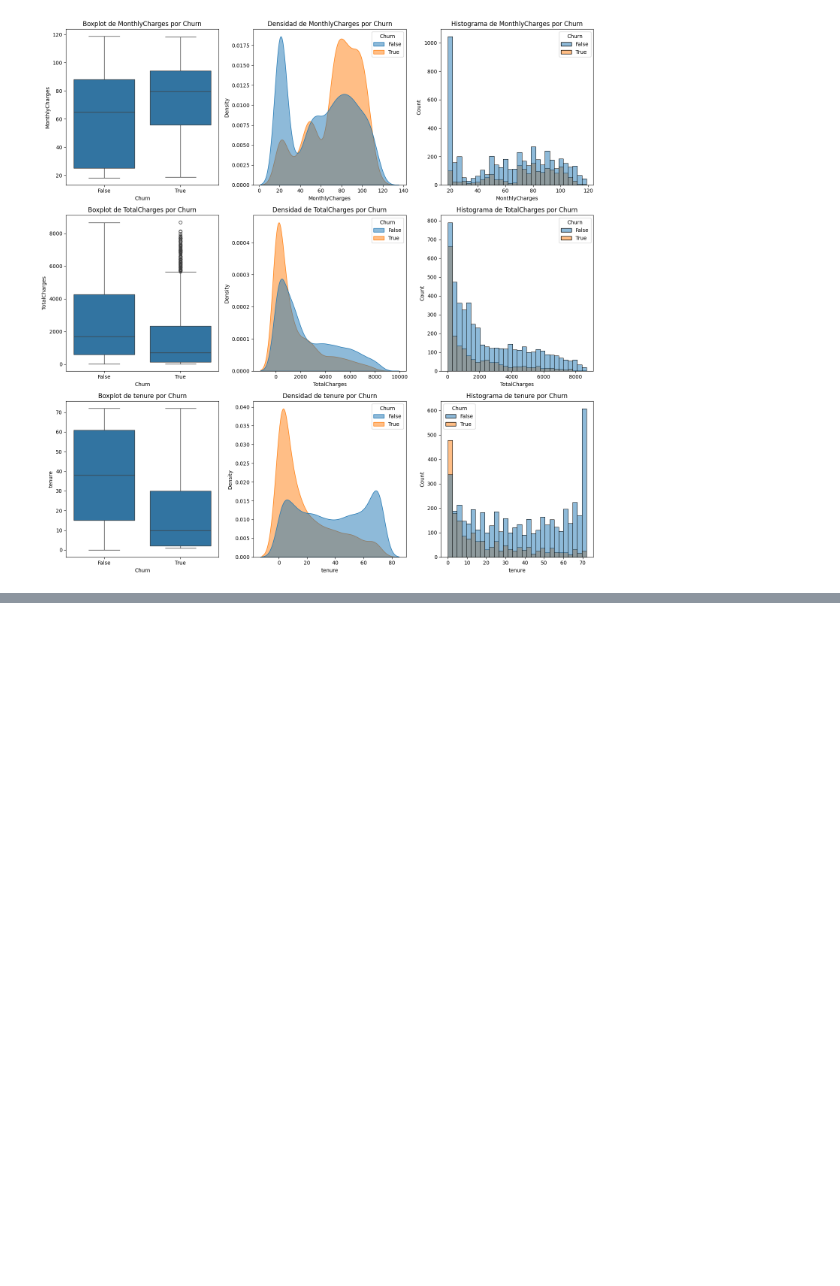
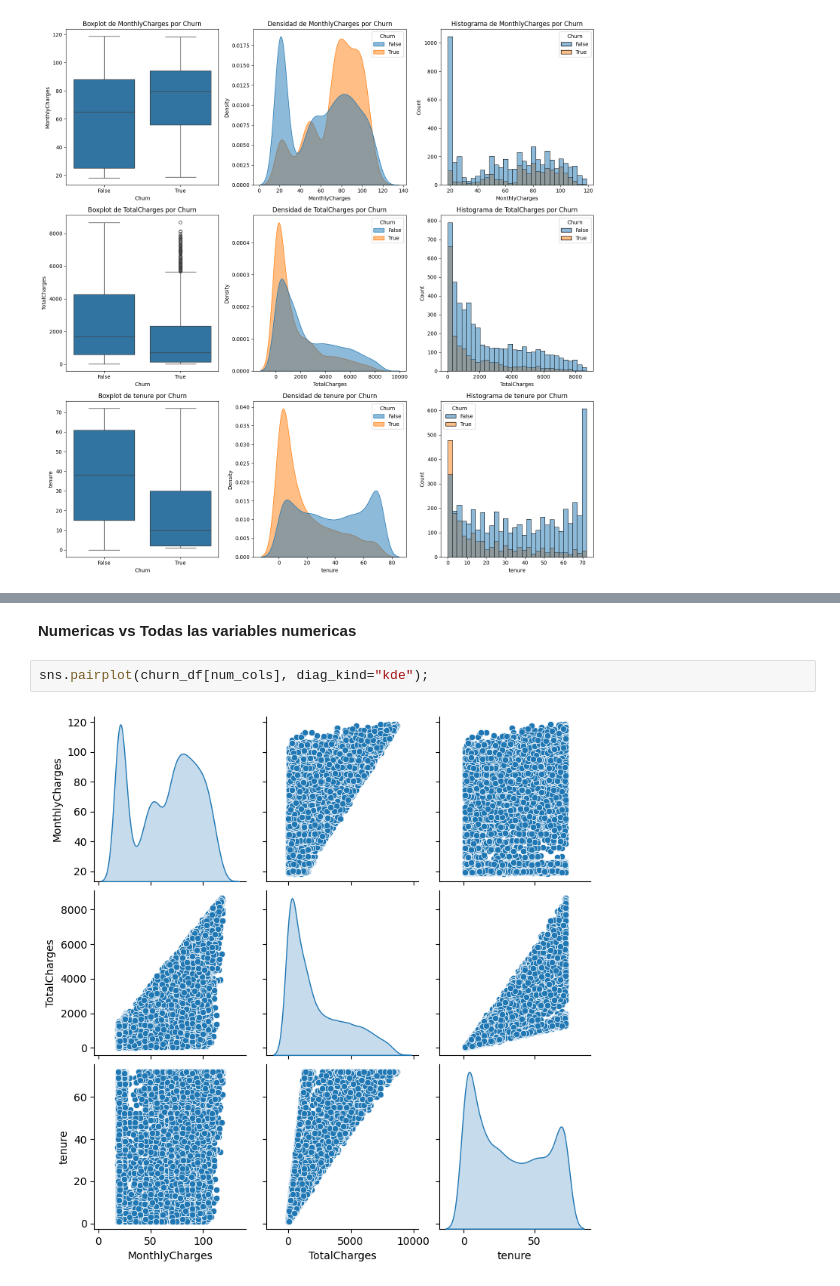
Before and after one commit to 1210lfo/Telco-Customer-Churn, a Jupyter notebook: notebooks/eda.ipynb, the cells around one changed output, grey strips where cells are left out. Saved outputs shown, nothing was run; the diff lists cells and outputs as text; blank space fills up the shorter version.

```diff
--- a/notebooks/eda.ipynb
+++ b/notebooks/eda.ipynb
@@ -260,0 +426,6 @@ plt.show()
+# %% [markdown]
+**Numericas vs Todas las variables numericas**
+# %%
+sns.pairplot(churn_df[num_cols], diag_kind="kde");
+# %% [output]
+[figure, added]
```
Also changed, not shown: parts of 25 cells of this notebook, 3 other files.
